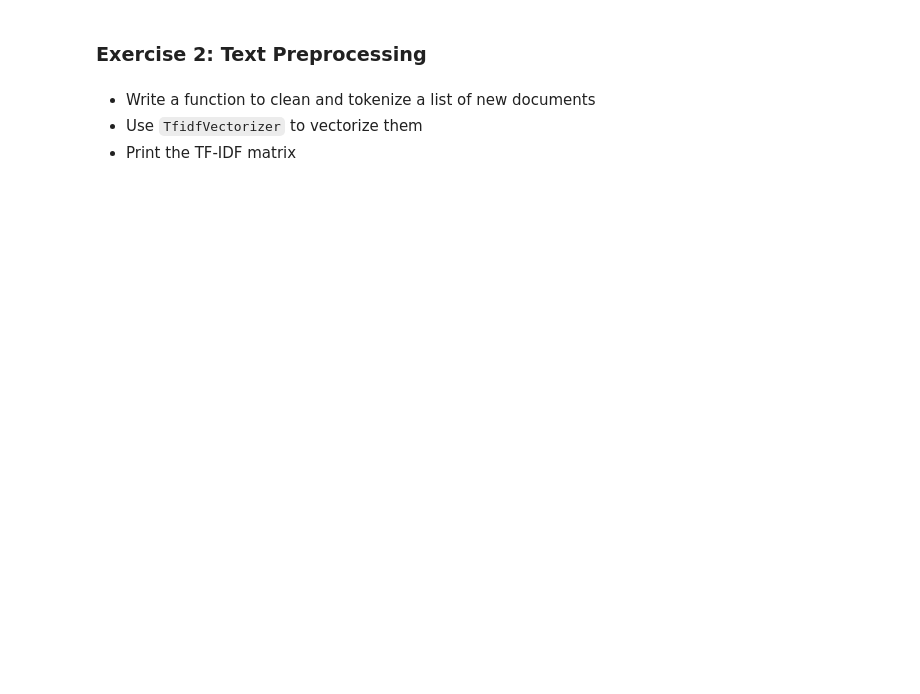
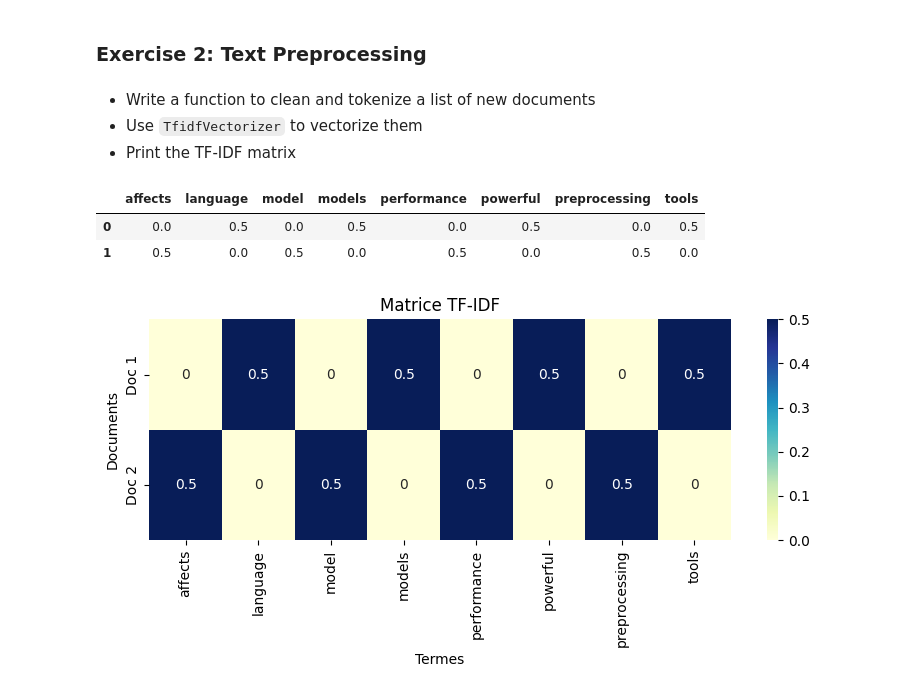
Before and after one commit to sarah-bouzabal/Cours-Data-Science-M2, a Jupyter notebook: DataScience/Exercice_3.ipynb, the cells around one changed output. Drawn from its saved outputs; the diff is of its cells as text; code cells hidden in the pictures; blank space fills up the shorter version.

```diff
--- a/DataScience/Exercice_3.ipynb
+++ b/DataScience/Exercice_3.ipynb
@@ -100,10 +158,36 @@ pd.DataFrame(X_counts.toarray(), columns=vectorizer.get_feature_names_out())
 - Use `TfidfVectorizer` to vectorize them
 - Print the TF-IDF matrix
 # %%
-# TODO: Add your new documents and preprocess them
+import pandas as pd
 from sklearn.feature_extraction.text import TfidfVectorizer
 
-new_docs = ["Language models are powerful tools.", "Preprocessing affects model performance."]
+new_docs = [
+    "Language models are powerful tools.",
+    "Preprocessing affects model performance."
+]
+
 tfidf = TfidfVectorizer(stop_words='english')
 X_tfidf = tfidf.fit_transform(new_docs)
-pd.DataFrame(X_tfidf.toarray(), columns=tfidf.get_feature_names_out())
+
+# ✅ Correction ici
+df_tfidf = pd.DataFrame(X_tfidf.toarray(), columns=tfidf.get_feature_names_out())
+df_tfidf
+# %% [output]
+|  | affects | language | model | models | performance | powerful | preprocessing | tools |
+| 0 | 0.0 | 0.5 | 0.0 | 0.5 | 0.0 | 0.5 | 0.0 | 0.5 |
+| 1 | 0.5 | 0.0 | 0.5 | 0.0 | 0.5 | 0.0 | 0.5 | 0.0 |
+# %%
+import seaborn as sns
+import matplotlib.pyplot as plt
+
+plt.figure(figsize=(8, 4))
+sns.heatmap(df_tfidf, annot=True, cmap="YlGnBu", cbar=True,
+            xticklabels=tfidf.get_feature_names_out(),
+            yticklabels=["Doc 1", "Doc 2"])
+plt.title("Matrice TF-IDF")
+plt.xlabel("Termes")
+plt.ylabel("Documents")
+plt.tight_layout()
+plt.show()
+# %% [output]
+[figure, added]
```
Also changed, not shown: parts of 9 cells of this notebook, 1 other file.
